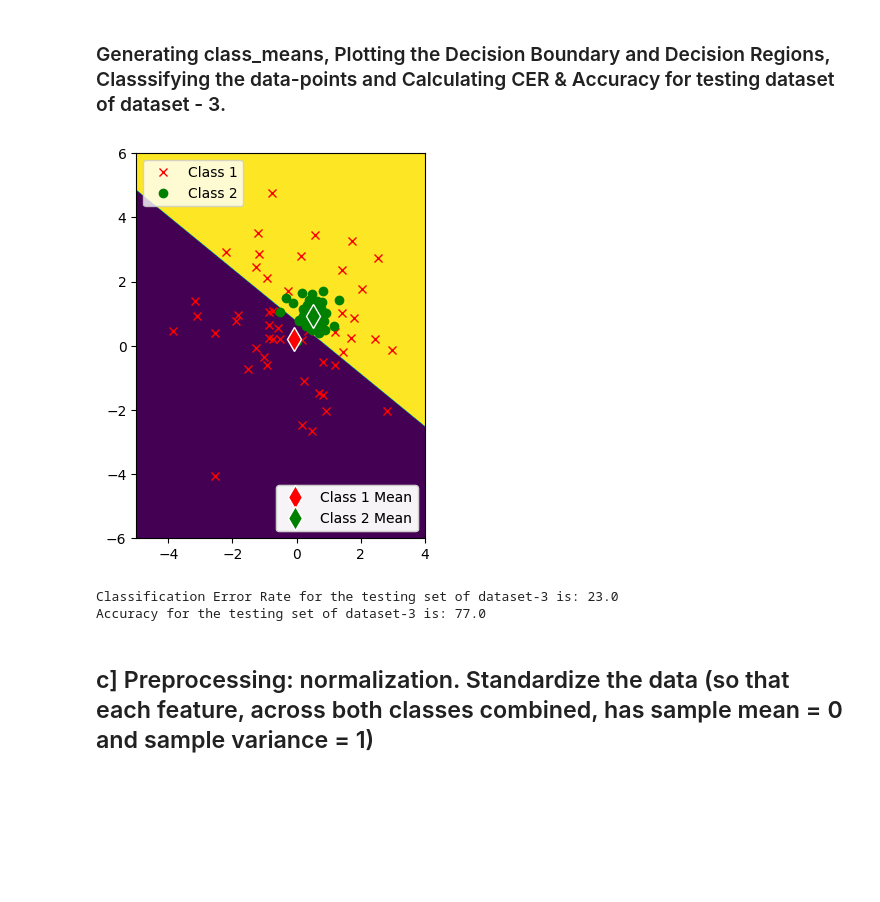
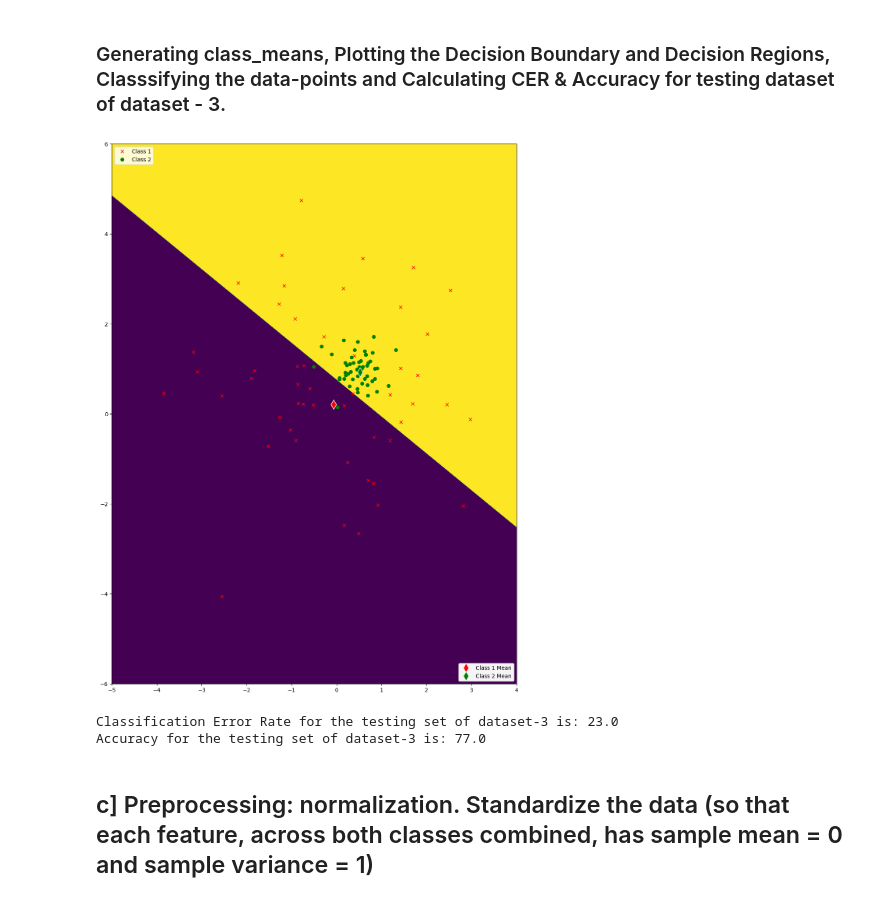
Before and after one commit to SudeshKumarSK/ee559-mlOne, a Jupyter notebook: homeworkOne.ipynb, the cells around one changed output. Drawn from its saved outputs; the diff is of its cells as text; code cells hidden in the pictures; blank space fills up the shorter version.

```diff
--- a/homeworkOne.ipynb
+++ b/homeworkOne.ipynb
@@ -271,18 +271,18 @@ Accuracy for the training set of dataset-2 is: 77.0
 # %%
 X_test_3, n_test_3, T_test_3 = nmc_3.transformTestData(test_data=test_data_3)
 
-nmc_3.plotDecisionBoundaries(training=X_test_3, label_train=T_test_3, sample_mean=class_means_3, fsize=(10, 5))
+nmc_3.plotDecisionBoundaries(training=X_test_3, label_train=T_test_3, sample_mean=class_means_3, fsize=(18, 18))
 
 Y_hat_test_3 = nmc_3.classify(X=X_test_3, sample_means=class_means_3)
 
 CER_test_3 = nmc_3.calculateCER(T=T_test_3, Y_hat=Y_hat_test_3, percentageFlag=True)
 
 accuracy_test_3 = nmc_3.calculateAccuracy(T=T_test_3, Y_hat=Y_hat_test_3, percentageFlag=True)
 
 print(f"Classification Error Rate for the testing set of dataset-3 is: {CER_test_3}")
 print(f"Accuracy for the testing set of dataset-3 is: {accuracy_test_3}")
 # %% [output]
-[figure, old version]
+[figure, new version]
 Classification Error Rate for the testing set of dataset-3 is: 23.0
 Accuracy for the testing set of dataset-3 is: 77.0
 # %% [markdown]
```
Also changed, not shown: parts of 3 cells of this notebook.
